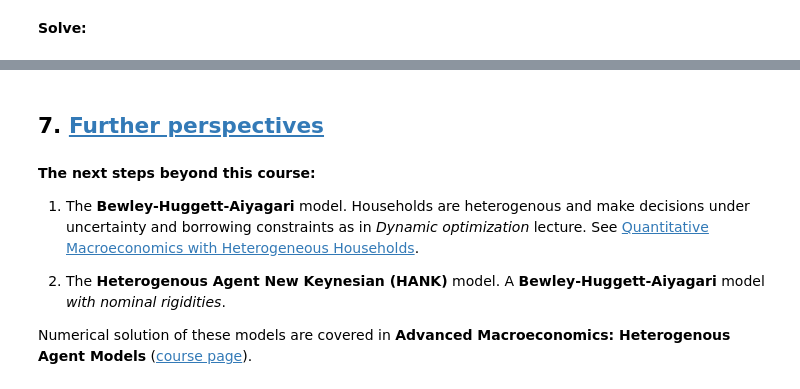
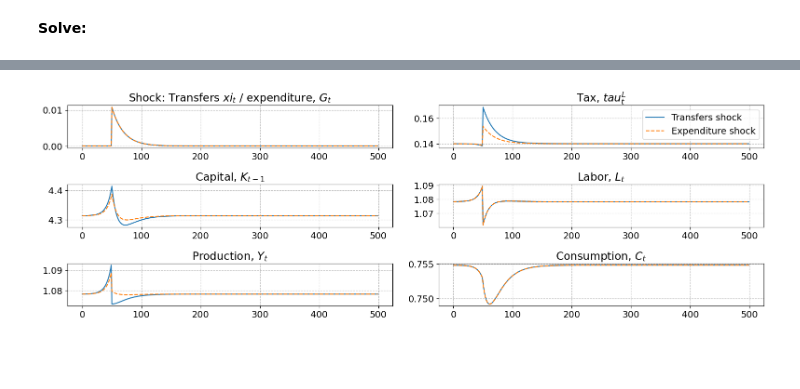
Before and after one commit to NumEconCopenhagen/projects-2023-adamhjorgensen, a Jupyter notebook: modelproject/Ramsey.ipynb, the cells around one changed output, grey strips where cells are left out. Cells and saved outputs as stored; diff of their text form; code cells hidden in the pictures; blank space fills up the shorter version.

```diff
--- a/modelproject/Ramsey.ipynb
+++ b/modelproject/Ramsey.ipynb
@@ -324,3 +345,8 @@ fig.tight_layout()
+# %%
+model = model_backup
+par = model.par
+ss = model.ss
+path = model.path
 # %% [markdown]
 **Shock happing after period $J$:**
 # %%
@@ -328,8 +354,8 @@ par.K_lag_ini = ss.K # start from steady state
 
 # shock
 J = 50
-path.Gamma[:] = ss.Gamma
-path.Gamma[J:] = 0.95**np.arange(par.Tpath-J)*0.1*ss.Gamma + ss.Gamma
+path.xi[:] = ss.xi
+path.xi[J:] = ss.xi + 0.95**np.arange(par.Tpath-J)*0.01*ss.Y
 # %% [markdown]
 **Solve:**
 # %%
@@ -380,10 +369,37 @@ fig.tight_layout()
-# %% [markdown]
-## 7. <a id='toc7_'></a>[Further perspectives](#toc0_)
-# %% [markdown]
-**The next steps beyond this course:**
-
-1. The **Bewley-Huggett-Aiyagari** model. Households are heterogenous and make decisions under uncertainty and borrowing constraints as in *Dynamic optimization* lecture. See [Quantitative Macroeconomics with Heterogeneous Households](https://www.annualreviews.org/doi/abs/10.1146/annurev.economics.050708.142922).
-
-1. The **Heterogenous Agent New Keynesian (HANK)** model. A **Bewley-Huggett-Aiyagari** model *with nominal rigidities*.
-
-Numerical solution of these models are covered in **Advanced Macroeconomics: Heterogenous Agent Models** ([course page](https://sites.google.com/view/numeconcph-advmacrohet/)).
+# %%
+fig = plt.figure(figsize=(2*8,8/1.5))
+
+ax = fig.add_subplot(3,2,1)
+ax.plot(path.xi-ss.xi)
+ax.plot(oldpath.G - ss.G, linestyle='--')
+ax.set_title('Shock: Transfers $xi_t$ / expenditure, $G_t$')
+
+ax = fig.add_subplot(3,2,2)
+ax.plot(path.tau_L)
+ax.plot(oldpath.tau_L, linestyle='--')
+ax.set_title('Tax, $tau^L_t$')
+ax.legend(['Transfers shock','Expenditure shock'])
+
+ax = fig.add_subplot(3,2,3)
+ax.plot(path.K_lag)
+ax.plot(oldpath.K_lag, linestyle='--')
+ax.set_title('Capital, $K_{t-1}$')
+
+ax = fig.add_subplot(3,2,4)
+ax.plot(path.L)
+ax.plot(oldpath.L, linestyle='--')
+ax.set_title('Labor, $L_t$')
+
+ax = fig.add_subplot(3,2,5)
+ax.plot(path.Y)
+ax.plot(oldpath.Y, linestyle='--')
+ax.set_title('Production, $Y_{t}$')
+
+ax = fig.add_subplot(3,2,6)
+ax.plot(path.C)
+ax.plot(oldpath.C, linestyle='--')
+ax.set_title('Consumption, $C_t$')
+
+fig.tight_layout()
+# %% [output]
+[figure, added]
```
Also changed, not shown: parts of 42 cells of this notebook, 3 other files.
